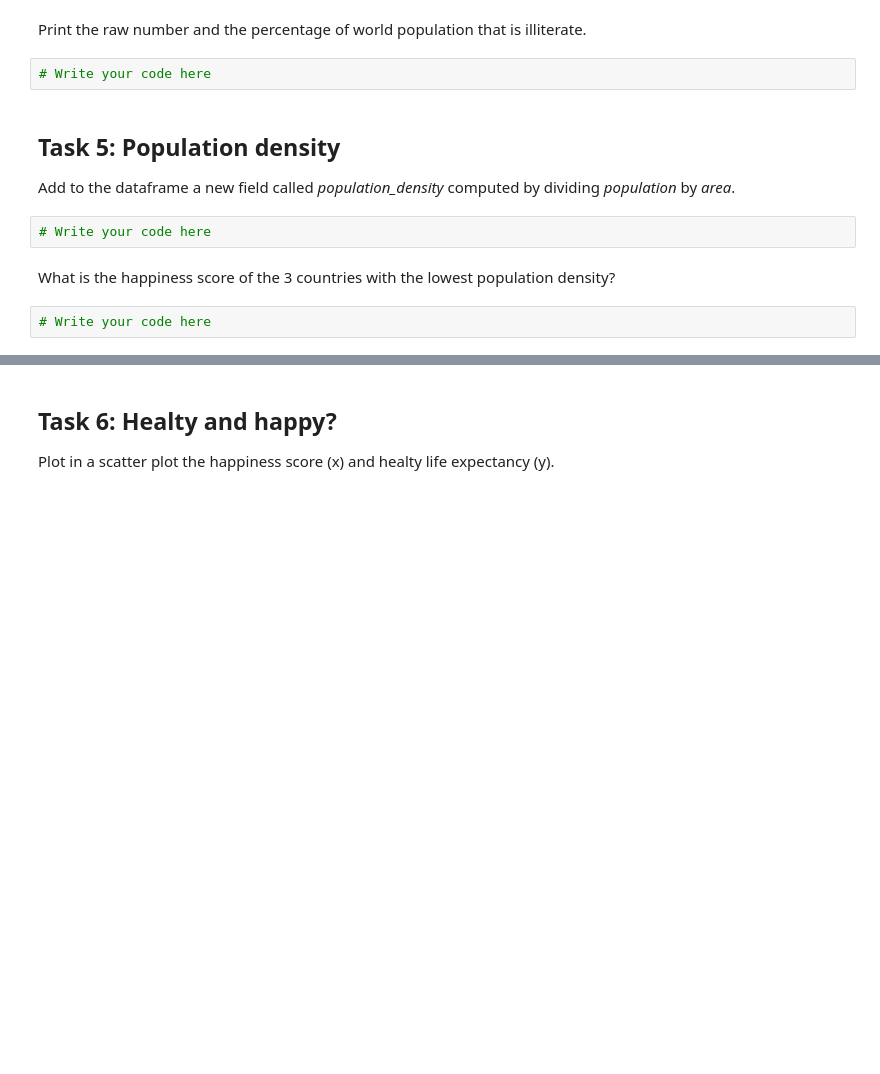
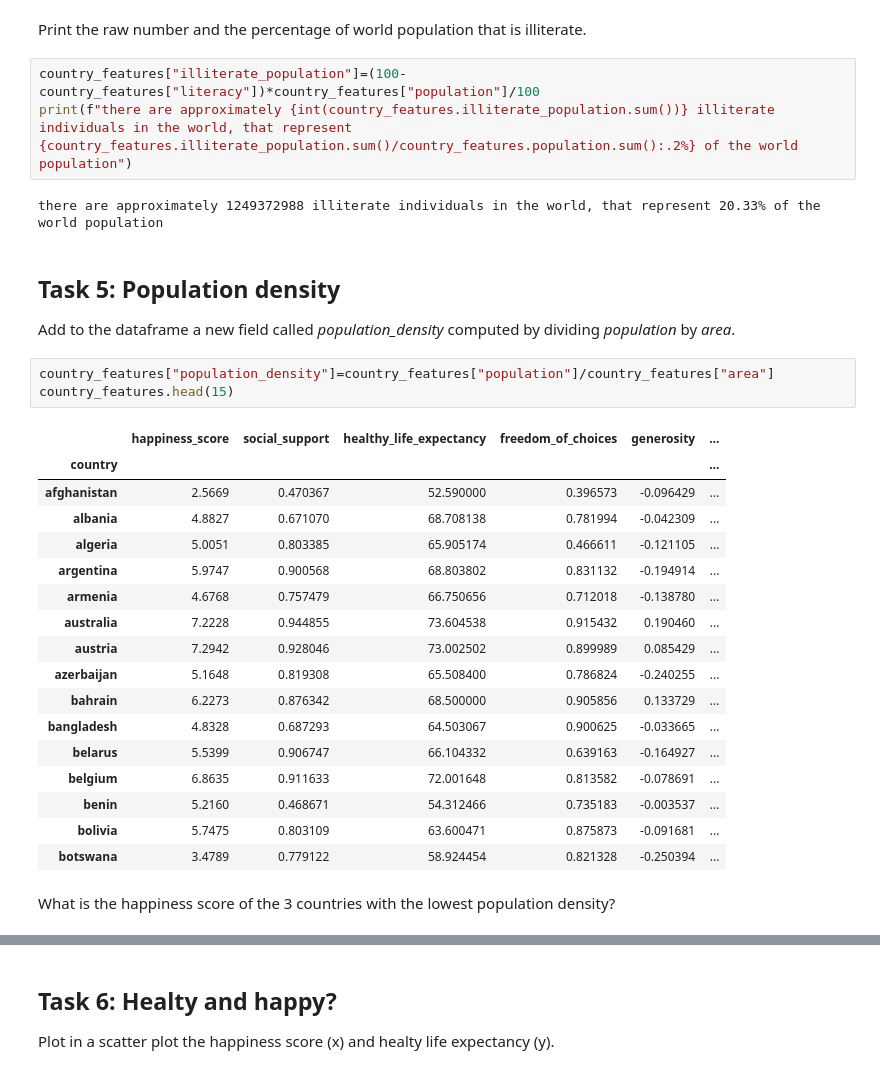
Before and after one commit to aiglegivree/ada_2025, a Jupyter notebook: Exercises/01 - Handling data/Happiness.ipynb, the cells around one changed output, grey strips where cells are left out. Cells and saved outputs as stored; diff of their text form; blank space fills up the shorter version.

Commit message:
end of happiness

```diff
--- a/Exercises/01 - Handling data/Happiness.ipynb
+++ b/Exercises/01 - Handling data/Happiness.ipynb
@@ -157,14 +215,34 @@ Calculate the proportion of countries with a literacy level below 50%. Print the
 # %% [markdown]
 Print the raw number and the percentage of world population that is illiterate.
-# %%
-# Write your code here
+# %%
+country_features["illiterate_population"]=(100-country_features["literacy"])*country_features["population"]/100
+print(f"there are approximately {int(country_features.illiterate_population.sum())} illiterate individuals in the world, that represent {country_features.illiterate_population.sum()/country_features.population.sum():.2%} of the world population")
+# %% [output]
+there are approximately 1249372988 illiterate individuals in the world, that represent 20.33% of the world population
 # %% [markdown]
 ## Task 5: Population density
 
 Add to the dataframe a new field called *population_density* computed by dividing *population* by *area*.
-# %%
-# Write your code here
+# %%
+country_features["population_density"]=country_features["population"]/country_features["area"]
+country_features.head(15)
+# %% [output]
+|  | happiness_score | social_support | healthy_life_expectancy | freedom_of_choices | generosity | ... |
+| country |  |  |  |  |  | ... |
+| afghanistan | 2.5669 | 0.470367 | 52.590000 | 0.396573 | -0.096429 | ... |
+| albania | 4.8827 | 0.671070 | 68.708138 | 0.781994 | -0.042309 | ... |
+| algeria | 5.0051 | 0.803385 | 65.905174 | 0.466611 | -0.121105 | ... |
+| argentina | 5.9747 | 0.900568 | 68.803802 | 0.831132 | -0.194914 | ... |
+| armenia | 4.6768 | 0.757479 | 66.750656 | 0.712018 | -0.138780 | ... |
+| australia | 7.2228 | 0.944855 | 73.604538 | 0.915432 | 0.190460 | ... |
+| austria | 7.2942 | 0.928046 | 73.002502 | 0.899989 | 0.085429 | ... |
+| azerbaijan | 5.1648 | 0.819308 | 65.508400 | 0.786824 | -0.240255 | ... |
+| bahrain | 6.2273 | 0.876342 | 68.500000 | 0.905856 | 0.133729 | ... |
+| bangladesh | 4.8328 | 0.687293 | 64.503067 | 0.900625 | -0.033665 | ... |
+| belarus | 5.5399 | 0.906747 | 66.104332 | 0.639163 | -0.164927 | ... |
+| belgium | 6.8635 | 0.911633 | 72.001648 | 0.813582 | -0.078691 | ... |
+| benin | 5.2160 | 0.468671 | 54.312466 | 0.735183 | -0.003537 | ... |
+| bolivia | 5.7475 | 0.803109 | 63.600471 | 0.875873 | -0.091681 | ... |
+| botswana | 3.4789 | 0.779122 | 58.924454 | 0.821328 | -0.250394 | ... |
 # %% [markdown]
 What is the happiness score of the 3 countries with the lowest population density?
-# %%
-# Write your code here
```
Also changed, not shown: parts of 17 cells of this notebook.
